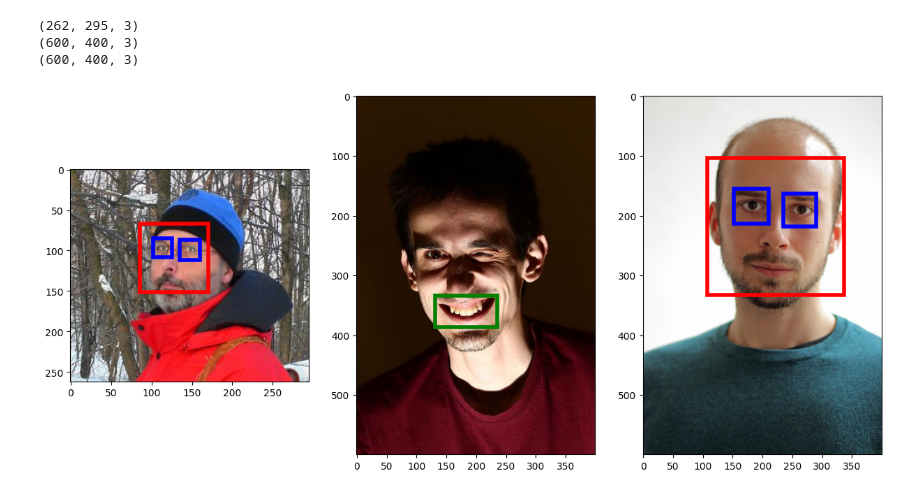
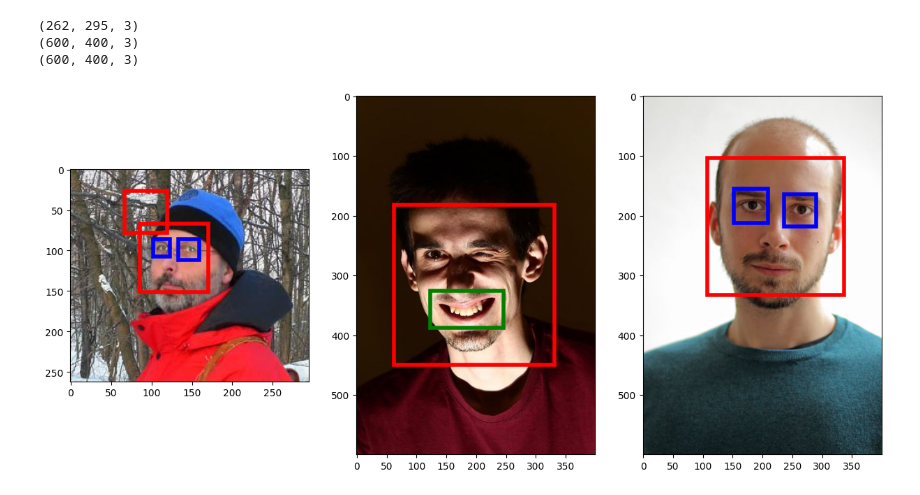
Before and after one commit to MarianK-py/PriDAV-projekt, a Jupyter notebook: FaceDetectAndPreprocess.ipynb, the cells around one changed output. Saved outputs shown, nothing was run; the diff lists cells and outputs as text; code cells hidden in the pictures.

```diff
--- a/FaceDetectAndPreprocess.ipynb
+++ b/FaceDetectAndPreprocess.ipynb
@@ -70,13 +87,13 @@ for i, img  in enumerate(imgs):
     rightEyes = ()
     faces = face_cascade.detectMultiScale(gray,
                                           scaleFactor = 1.1,
-                                          minNeighbors = 10)
+                                          minNeighbors = 2) # 1 a 2 najde u Bora 2 tvare, 3+ nenajde Vlada
     eyes = eye_cascade.detectMultiScale(gray,
-                                        scaleFactor = 1.1,
-                                        minNeighbors = 10)
+                                        scaleFactor = 1.3,
+                                        minNeighbors = 4)
     smiles = smile_cascade.detectMultiScale(gray,
-                                            scaleFactor = 1.7,
-                                            minNeighbors = 18)
+                                            scaleFactor = 1.85,
+                                            minNeighbors = 10)
     """
     leftEyes = lEye_cascade.detectMultiScale(gray,
                                              scaleFactor = 1.1,
@@ -117,31 +134,54 @@ for i, img  in enumerate(imgs):
     for (x,y,w,h) in leftEyes:
         # To draw a rectangle in a face
         cv2.rectangle(img,(x,y),(x+w,y+h),(255,255,0),2)
         ax[i].add_patch(Rectangle((x, y), w, h,
                                edgecolor='pink',
                                facecolor='none',
                                lw=4))
 
     for (x,y,w,h) in rightEyes:
         # To draw a rectangle in a face
         cv2.rectangle(img,(x,y),(x+w,y+h),(255,255,0),2)
         ax[i].add_patch(Rectangle((x, y), w, h,
                                edgecolor='yellow',
                                facecolor='none',
                                lw=4))
     """
+    # hladanie oci v tvari
+    """
+    for (x,y,w,h) in faces:
+        # To draw a rectangle in a face
+        ax[i].add_patch(Rectangle((x, y), w, h,
+                                  edgecolor='black',
+                                  facecolor='none',
+                                  lw=2))
+        roi_gray = gray[y:y+h, x:x+w]
+        roi_color = img[y:y+h, x:x+w]
+
+        # Detects eyes of different sizes in the input image
+        eyes2 = eye_cascade.detectMultiScale(roi_gray,
+                                             scaleFactor = 1.3,
+                                             minNeighbors = 4)
+
+        #To draw a rectangle in eyes
+        for (ex,ey,ew,eh) in eyes2:
+            ax[i].add_patch(Rectangle((x+ex, y+ey), ew, eh,
+                                      edgecolor='white',
+                                      facecolor='none',
+                                      lw=2))
+    """
 
 #cv2.imshow('img',img)
 plt.show()
 
 
 # Close the window
 #cap.release()
 
 # De-allocate any associated memory usage
 #cv2.destroyAllWindows()
 # %% [output]
 (262, 295, 3)
 (600, 400, 3)
 (600, 400, 3)
-[figure, old version]
+[figure, new version]
```
Also changed, not shown: parts of 1 cell of this notebook.
